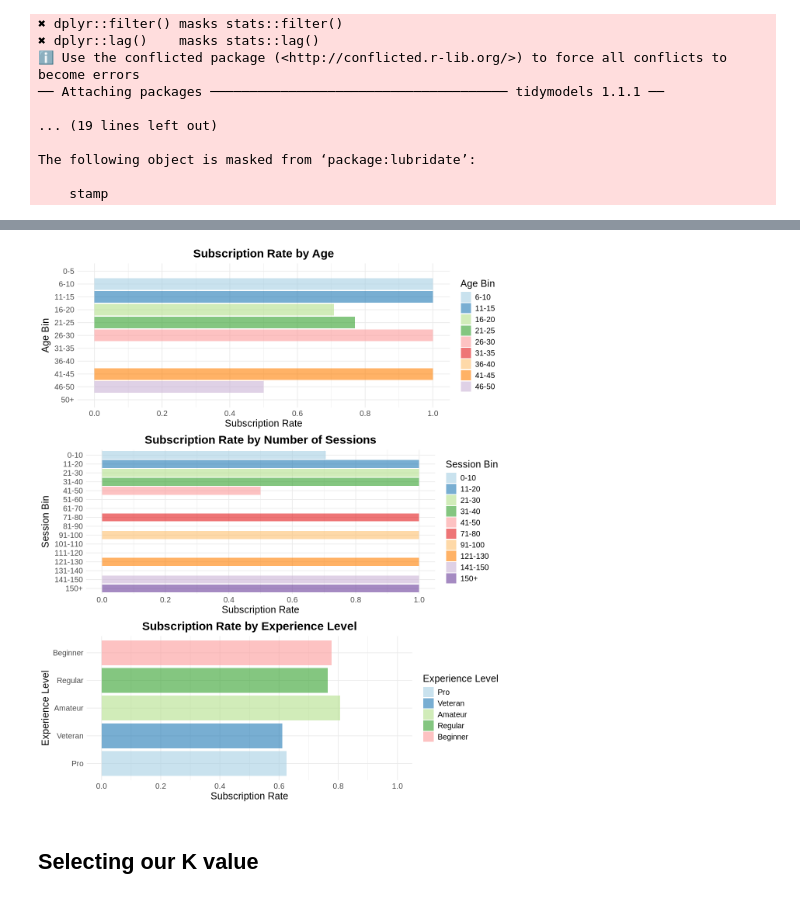
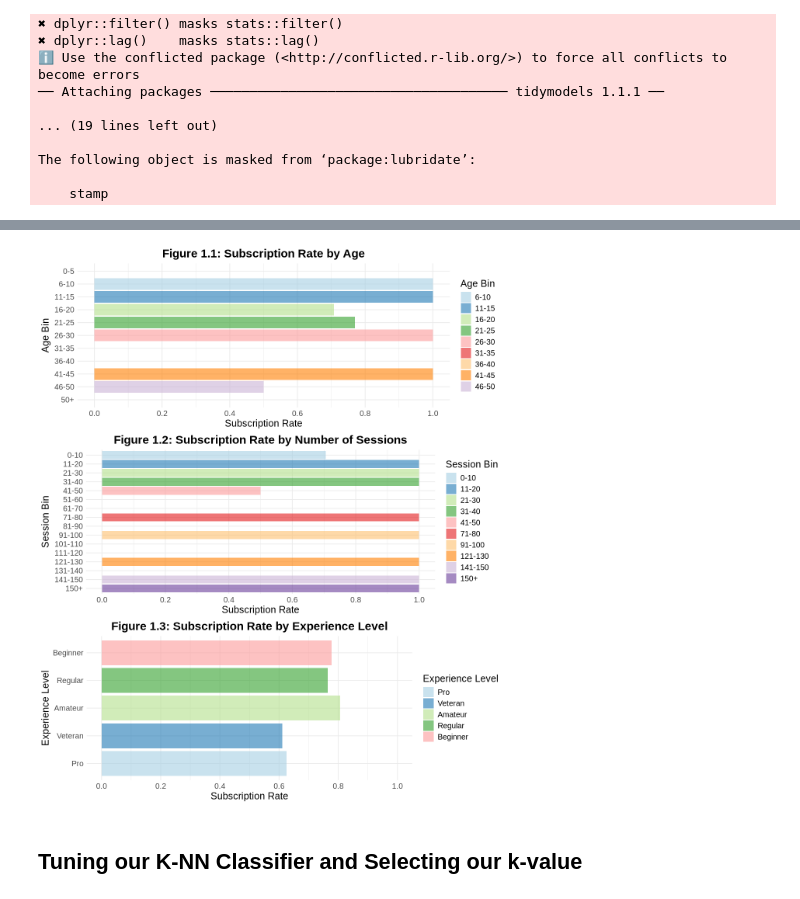
Before and after one commit to karunaj28/DSCI100-Group-Project, a Jupyter notebook: group-final.ipynb, the cells around one changed output, grey strips where cells are left out. Saved outputs shown, nothing was run; the diff lists cells and outputs as text; code cells hidden in the pictures.

```diff
--- a/group-final.ipynb
+++ b/group-final.ipynb
@@ -171,13 +125,10 @@ A tibble: 6 × 1
 # %%
-# Cumulative number of sessions per player (creating new column called number_of_sessions)
-player_sessions <- sessions_cleaned |>
+sessions_n <- sessions |>
   group_by(hashedEmail) |>
   summarize(number_of_sessions = n(), .groups = "drop")
 
-# Merge players and sessions datasets
-players_sessions <- players_cleaned |>
-  left_join(player_sessions, by = "hashedEmail") |>
-  filter(!is.na(number_of_sessions))  # remove players without sessions
-
-head(players_sessions)
+players_sessions <- players |>
+  left_join(sessions_n, by = "hashedEmail") |>
+  filter(!is.na(number_of_sessions))
+players_sessions
 # %% [output]
@@ -235,19 +196,19 @@ A tibble: 1 × 11
 # %%
-ps_train_age <- ps_train %>%
+ps_train_age <- ps_train |>
   mutate(age_bin = cut(Age,
                        breaks = c(seq(0, 50, by = 5), Inf),
                        include.lowest = TRUE,
                        labels = c("0-5", "6-10", "11-15", "16-20", "21-25",
                                   "26-30", "31-35", "36-40", "41-45", "46-50", "50+")))
 
-subscription_rate_by_age <- ps_train_age %>%
-  group_by(age_bin) %>%
+subscription_rate_by_age <- ps_train_age |>
+  group_by(age_bin) |>
   summarise(subscription_rate = mean(subscribe == "TRUE"), .groups = "drop")
 
 barplot_age <- ggplot(subscription_rate_by_age, aes(x = subscription_rate, y = age_bin, fill = age_bin)) +
   geom_bar(stat = "identity", alpha = 0.6) +
   scale_fill_brewer(palette = "Paired", name = "Age Bin") +
-  labs(title = "Subscription Rate by Age",
+  labs(title = "Figure 1.1: Subscription Rate by Age",
        x = "Subscription Rate",
        y = "Age Bin") +
   theme_minimal() +
@@ -259,7 +220,7 @@ barplot_age <- ggplot(subscription_rate_by_age, aes(x = subscription_rate, y = a
 
 
 
-ps_train_sessions <- ps_train %>%
+ps_train_sessions <- ps_train |>
   mutate(session_bin = cut(number_of_sessions,
                            breaks = c(seq(0, 150, by = 10), Inf),
                            include.lowest = TRUE,
@@ -267,50 +228,50 @@ ps_train_sessions <- ps_train %>%
                                       "61-70", "71-80", "81-90", "91-100", "101-110",
                                       "111-120", "121-130", "131-140", "141-150", "150+")))
 
-subscription_rate_by_sessions <- ps_train_sessions %>%
-  group_by(session_bin) %>%
+subscription_rate_by_sessions <- ps_train_sessions |>
+  group_by(session_bin) |>
   summarise(subscription_rate = mean(subscribe == "TRUE"), .groups = "drop")
 
 barplot_sessions <- ggplot(subscription_rate_by_sessions, aes(x = subscription_rate, y = session_bin, fill = session_bin)) +
   geom_bar(stat = "identity", alpha = 0.6) +
   scale_fill_brewer(palette = "Paired", name = "Session Bin") +
-  labs(title = "Subscription Rate by Number of Sessions",
+  labs(title = "Figure 1.2: Subscription Rate by Number of Sessions",
        x = "Subscription Rate",
        y = "Session Bin") +
   theme_minimal() +
   theme(plot.title = element_text(hjust = 0.5, face = "bold"),
         legend.position = "right",
         text = element_text(size = 15)) +
   scale_y_discrete(limits = rev(levels(subscription_rate_by_sessions$session_bin))) +
   scale_x_continuous(limits = c(0, 1), breaks = seq(0, 1, by = 0.2))
 
-subscription_rates <- ps_train %>%
-  group_by(experience) %>%
+subscription_rates <- ps_train |>
+  group_by(experience) |>
   summarise(subscription_rate = mean(subscribe == "TRUE"), .groups = "drop")
 
 barplot_experience <- ggplot(subscription_rates, aes(x = subscription_rate, y = experience, fill = experience)) +
   geom_bar(stat = "identity", alpha = 0.6) +
   scale_fill_brewer(palette = "Paired", name = "Experience Level") +
-  labs(title = "Subscription Rate by Experience Level",
+  labs(title = "Figure 1.3: Subscription Rate by Experience Level",
        x = "Subscription Rate",
        y = "Experience Level") +
   theme_minimal() +
   theme(plot.title = element_text(hjust = 0.5, face = "bold"),
         legend.position = "right",
         text = element_text(size = 15)) +
   scale_x_continuous(limits = c(0, 1), breaks = seq(0, 1, by = 0.2))
 
 options(repr.plot.width = 10, repr.plot.height = 12)
 all_plots <- plot_grid(
     barplot_age,
     barplot_sessions,
     barplot_experience,
     ncol = 1)
 all_plots
 # %% [output]
-[figure, old version]
+[figure, new version]
 # %% [markdown]
-## Selecting our K value
+## Tuning our K-NN Classifier and Selecting our k-value
 # %%
 set.seed(1)
 ps_recipe <- recipe(subscribe ~ experience + Age + number_of_sessions, data = ps_train) |>
```
Also changed, not shown: parts of 33 cells of this notebook.
